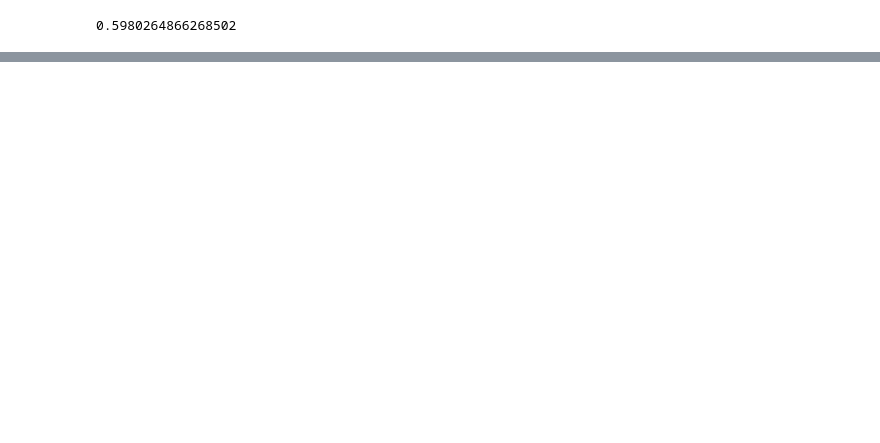
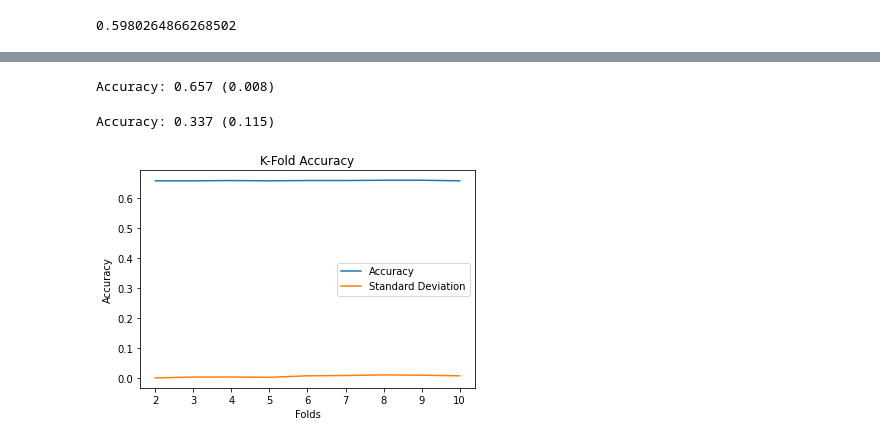
Before and after one commit to dtajiri/ECE196-ML-Project, a Jupyter notebook: HateCrimesMLProject-KNeighbors Without Indicated Bias.ipynb, the cells around one changed output, grey strips where cells are left out. Saved outputs shown, nothing was run; the diff lists cells and outputs as text; code cells hidden in the pictures; blank space fills up the shorter version.

```diff
--- a/HateCrimesMLProject-KNeighbors Without Indicated Bias.ipynb
+++ b/HateCrimesMLProject-KNeighbors Without Indicated Bias.ipynb
@@ -179,0 +197,49 @@ Race/Ethnicity/Ancestry       0.67      0.89      0.76      2794
+# %%
+#implement regular k-fold with n_splits = number of folds
+
+from sklearn.model_selection import KFold
+from sklearn.model_selection import cross_val_score
+from numpy import mean
+from numpy import std
+from matplotlib.pyplot import legend
+kfold = KFold(n_splits = 10, shuffle = True, random_state = 1) #shuffle refers to whether instances are randomly shuffled
+
+model = LogisticRegression()
+#calculate cross-validation accuracy score
+scores = cross_val_score(model, x_data, y_labels, scoring='accuracy', cv = kfold, n_jobs = -1)
+print('Accuracy: %.3f (%.3f)' % (mean(scores), std(scores)))
+# %% [output]
+Accuracy: 0.657 (0.008)
+# %%
+#implement stratified k-fold with n_splits = number of folds
+
+from sklearn.model_selection import StratifiedKFold
+skf = StratifiedKFold(n_splits = 10)
+
+scores_stratified = cross_val_score(model, x_data, y_labels, scoring = 'accuracy', cv = skf, n_jobs = -1)
+print('Accuracy: %.3f (%.3f)' % (mean(scores_stratified), std(scores_stratified)))
+# %% [output]
+Accuracy: 0.337 (0.115)
+# %%
+#manually typed k-fold accuracy array
+
+splits = [2, 3, 4, 5, 6, 7, 8, 9, 10]
+Accuracy = [0.657, 0.657, 0.658, 0.657, 0.658, 0.658, 0.659, 0.659, 0.657]
+std = [0.001, 0.004, 0.004, 0.003, 0.008, 0.009, 0.011, 0.010, 0.008]
+# : 0.657(0.001),0.657(0.004),0.658(0.004),0.657(0.003), 0.658 (0.008), 0.658 (0.009), 0.659 (0.011), 0.659 (0.010), 0.657 (0.008)
+
+stratified_accuracy = [0.487, 0.424, 0.384, 0.347, 0.328, 0.319, 0.321, 0.289, 0.337]
+std2 = [0.141, 0.149, 0.149, 0.145, 0.144, 0.146, 0.130, 0.138, 0.115]
+# : 0.487 (0.141), 0.424 (0.149), 0.384 (0.149), 0.347 (0.145), 0.328 (0.144), 0.319 (0.146), 0.321 (0.130), 0.289 (0.138), 0.337 (0.115)
+# %%
+#plots k-fold cv
+plt.plot(splits, Accuracy, label = 'Accuracy')
+plt.plot(splits, std, label = 'Standard Deviation')
+plt.title('K-Fold Accuracy')
+plt.xlabel('Folds')
+plt.ylabel('Accuracy')
+#plt.legend([stratified_accuracy, std2], ['mean accuracy', 'standard deviation'])
+plt.legend(["Accuracy", "Standard Deviation"], loc = "right")
+plt.show()
+# %% [output]
+[figure, added]
```
Also changed, not shown: parts of 12 cells of this notebook, 2 other files.
